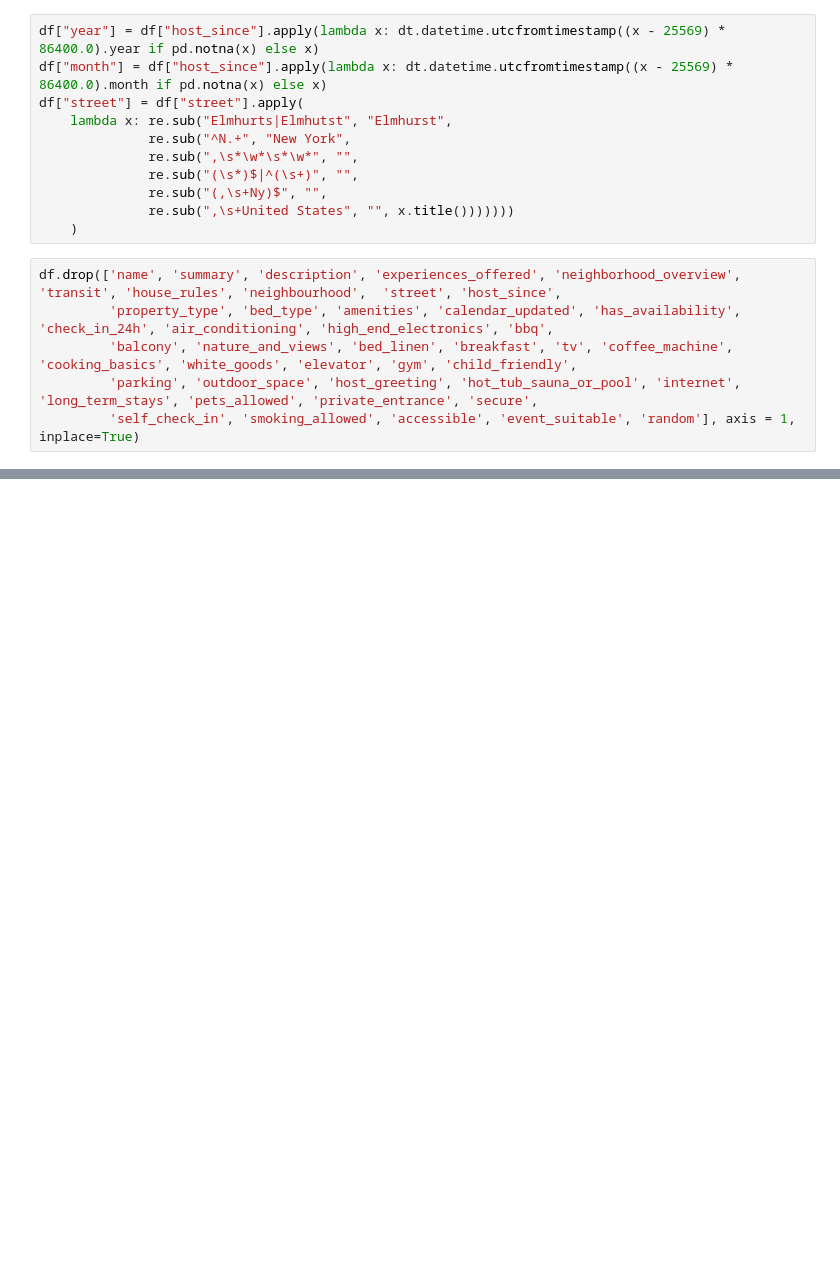
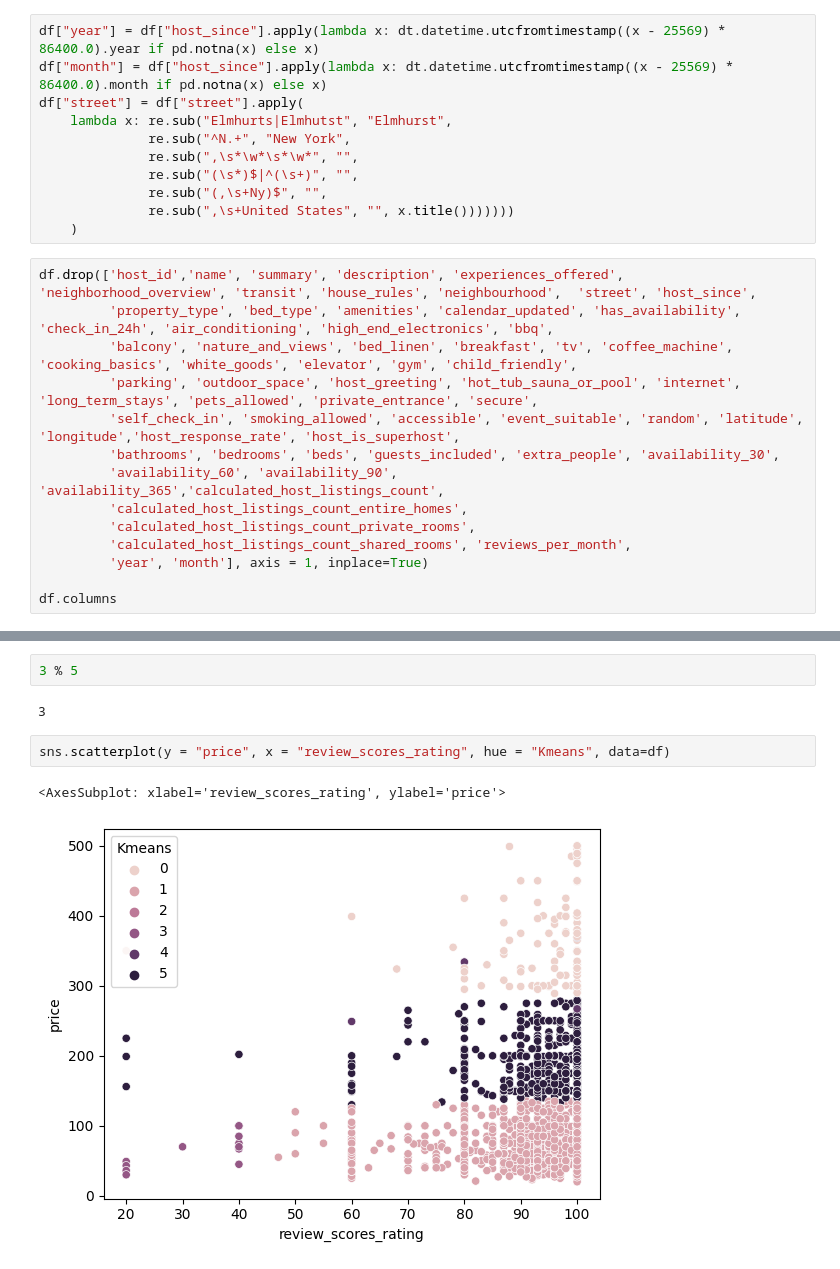
Before and after one commit to daagonzalezsa/Media.Monks_Assesment, a Jupyter notebook: ARBNB.ipynb, the cells around one changed output, grey strips where cells are left out. Cells and saved outputs as stored; diff of their text form; blank space fills up the shorter version.

```diff
--- a/ARBNB.ipynb
+++ b/ARBNB.ipynb
@@ -50,8 +52,16 @@ df["street"] = df["street"].apply(
               re.sub(",\s+United States", "", x.title()))))))
     )
 # %%
-df.drop(['name', 'summary', 'description', 'experiences_offered', 'neighborhood_overview', 'transit', 'house_rules', 'neighbourhood',  'street', 'host_since',
+df.drop(['host_id','name', 'summary', 'description', 'experiences_offered', 'neighborhood_overview', 'transit', 'house_rules', 'neighbourhood',  'street', 'host_since',
          'property_type', 'bed_type', 'amenities', 'calendar_updated', 'has_availability', 'check_in_24h', 'air_conditioning', 'high_end_electronics', 'bbq',
          'balcony', 'nature_and_views', 'bed_linen', 'breakfast', 'tv', 'coffee_machine', 'cooking_basics', 'white_goods', 'elevator', 'gym', 'child_friendly',
          'parking', 'outdoor_space', 'host_greeting', 'hot_tub_sauna_or_pool', 'internet', 'long_term_stays', 'pets_allowed', 'private_entrance', 'secure',
-         'self_check_in', 'smoking_allowed', 'accessible', 'event_suitable', 'random'], axis = 1, inplace=True)
+         'self_check_in', 'smoking_allowed', 'accessible', 'event_suitable', 'random', 'latitude', 'longitude','host_response_rate', 'host_is_superhost',
+         'bathrooms', 'bedrooms', 'beds', 'guests_included', 'extra_people', 'availability_30',
+         'availability_60', 'availability_90', 'availability_365','calculated_host_listings_count',
+         'calculated_host_listings_count_entire_homes',
+         'calculated_host_listings_count_private_rooms',
+         'calculated_host_listings_count_shared_rooms', 'reviews_per_month',
+         'year', 'month'], axis = 1, inplace=True)
+
+df.columns
@@ -116,0 +126,9 @@ strong multicollinearity problems or that the design matrix is singular.
+# %%
+3 % 5
+# %% [output]
+3
+# %%
+sns.scatterplot(y = "price", x = "review_scores_rating", hue = "Kmeans", data=df)
+# %% [output]
+<AxesSubplot: xlabel='review_scores_rating', ylabel='price'>
+[figure, added]
```
Also changed, not shown: parts of 11 cells of this notebook.
